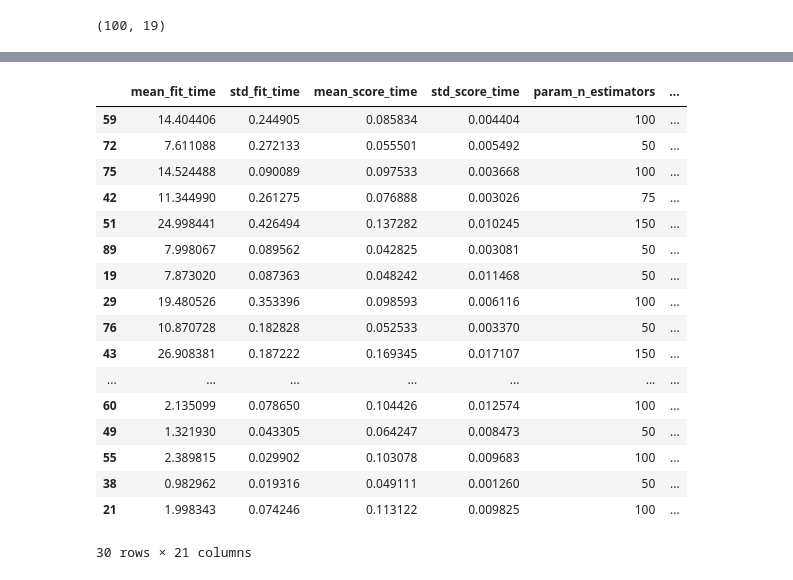
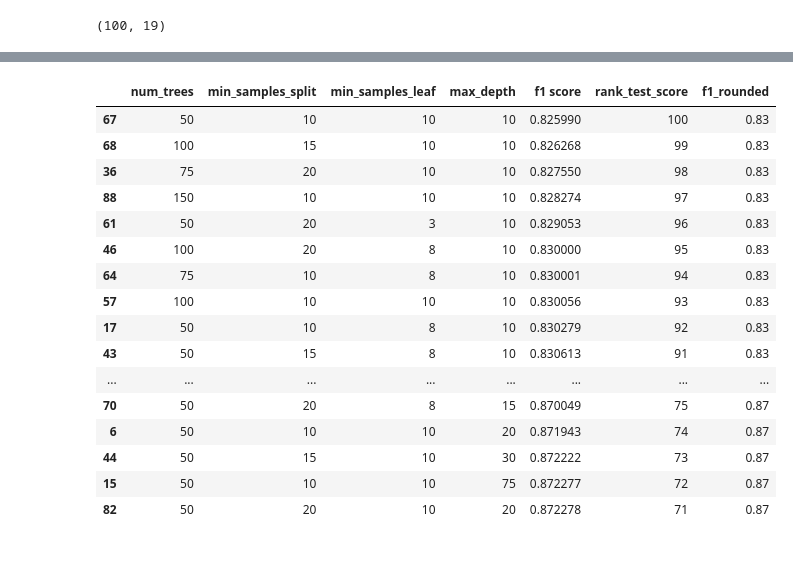
Before and after one commit to chrismca13/CFB_draft_propensity, a Jupyter notebook: notebooks/SupervisedLearning/RandomForest/Sensitivity_Analysis.ipynb, the cells around one changed output, grey strips where cells are left out. Drawn from its saved outputs; the diff is of its cells as text; code cells hidden in the pictures.

```diff
--- a/notebooks/SupervisedLearning/RandomForest/Sensitivity_Analysis.ipynb
+++ b/notebooks/SupervisedLearning/RandomForest/Sensitivity_Analysis.ipynb
@@ -227,12 +226,12 @@ Index(['mean_fit_time', 'std_fit_time', 'mean_score_time', 'std_score_time',
 # %%
 # 80% fall between f1-scores of .80 and .90
 
-results_all_params['f1_rounded'] = results_all_params['mean_test_score'].round(2)
-a = results_all_params.groupby(by = 'f1_rounded').agg({'params':'count'}).reset_index()
+results['f1_rounded'] = results['f1 score'].round(2)
+a = results.groupby(by = 'f1_rounded').agg({'rank_test_score':'count'}).reset_index()
 
-a['pct_total'] = a['params'] / 100
+a['pct_total'] = a['rank_test_score'] / 100
 
-alt.Chart(a).mark_bar(size = 10).encode(
+alt.Chart(a).mark_bar(size = 20).encode(
     x = alt.Y('f1_rounded', title = 'Mean CV f1 score (3-fold)'),
     y = alt.Y('pct_total', title = '% of Models')).properties(
     width = 320, height = 400, title = 'Distribution of f1-scores on 100 trained models').configure_title(fontSize=18)
@@ -274,21 +249,22 @@ results_all_params.sort_values(by = 'mean_test_score')[['param_n_estimators', 'p
 # %%
-results_all_params.sort_values(by = 'mean_test_score', ascending = True).head(30)
+# Bottom 30 worst performing models:
+
+results.sort_values(by = 'f1 score', ascending = True).head(30)
 # %% [output]
-|  | mean_fit_time | std_fit_time | mean_score_time | std_score_time | param_n_estimators | ... |
-| 59 | 14.404406 | 0.244905 | 0.085834 | 0.004404 | 100 | ... |
-| 72 | 7.611088 | 0.272133 | 0.055501 | 0.005492 | 50 | ... |
-| 75 | 14.524488 | 0.090089 | 0.097533 | 0.003668 | 100 | ... |
-| 42 | 11.344990 | 0.261275 | 0.076888 | 0.003026 | 75 | ... |
-| 51 | 24.998441 | 0.426494 | 0.137282 | 0.010245 | 150 | ... |
-| 89 | 7.998067 | 0.089562 | 0.042825 | 0.003081 | 50 | ... |
-| 19 | 7.873020 | 0.087363 | 0.048242 | 0.011468 | 50 | ... |
-| 29 | 19.480526 | 0.353396 | 0.098593 | 0.006116 | 100 | ... |
-| 76 | 10.870728 | 0.182828 | 0.052533 | 0.003370 | 50 | ... |
-| 43 | 26.908381 | 0.187222 | 0.169345 | 0.017107 | 150 | ... |
-| ... | ... | ... | ... | ... | ... | ... |
-| 60 | 2.135099 | 0.078650 | 0.104426 | 0.012574 | 100 | ... |
-| 49 | 1.321930 | 0.043305 | 0.064247 | 0.008473 | 50 | ... |
-| 55 | 2.389815 | 0.029902 | 0.103078 | 0.009683 | 100 | ... |
-| 38 | 0.982962 | 0.019316 | 0.049111 | 0.001260 | 50 | ... |
-| 21 | 1.998343 | 0.074246 | 0.113122 | 0.009825 | 100 | ... |
+|  | num_trees | min_samples_split | min_samples_leaf | max_depth | f1 score | rank_test_score | f1_rounded |
+| 67 | 50 | 10 | 10 | 10 | 0.825990 | 100 | 0.83 |
+| 68 | 100 | 15 | 10 | 10 | 0.826268 | 99 | 0.83 |
+| 36 | 75 | 20 | 10 | 10 | 0.827550 | 98 | 0.83 |
+| 88 | 150 | 10 | 10 | 10 | 0.828274 | 97 | 0.83 |
+| 61 | 50 | 20 | 3 | 10 | 0.829053 | 96 | 0.83 |
+| 46 | 100 | 20 | 8 | 10 | 0.830000 | 95 | 0.83 |
+| 64 | 75 | 10 | 8 | 10 | 0.830001 | 94 | 0.83 |
+| 57 | 100 | 10 | 10 | 10 | 0.830056 | 93 | 0.83 |
+| 17 | 50 | 10 | 8 | 10 | 0.830279 | 92 | 0.83 |
+| 43 | 50 | 15 | 8 | 10 | 0.830613 | 91 | 0.83 |
+| ... | ... | ... | ... | ... | ... | ... | ... |
+| 70 | 50 | 20 | 8 | 15 | 0.870049 | 75 | 0.87 |
+| 6 | 50 | 10 | 10 | 20 | 0.871943 | 74 | 0.87 |
+| 44 | 50 | 15 | 10 | 30 | 0.872222 | 73 | 0.87 |
+| 15 | 50 | 10 | 10 | 75 | 0.872277 | 72 | 0.87 |
+| 82 | 50 | 20 | 10 | 20 | 0.872278 | 71 | 0.87 |
-30 rows × 21 columns
```
Also changed, not shown: parts of 10 cells of this notebook.
